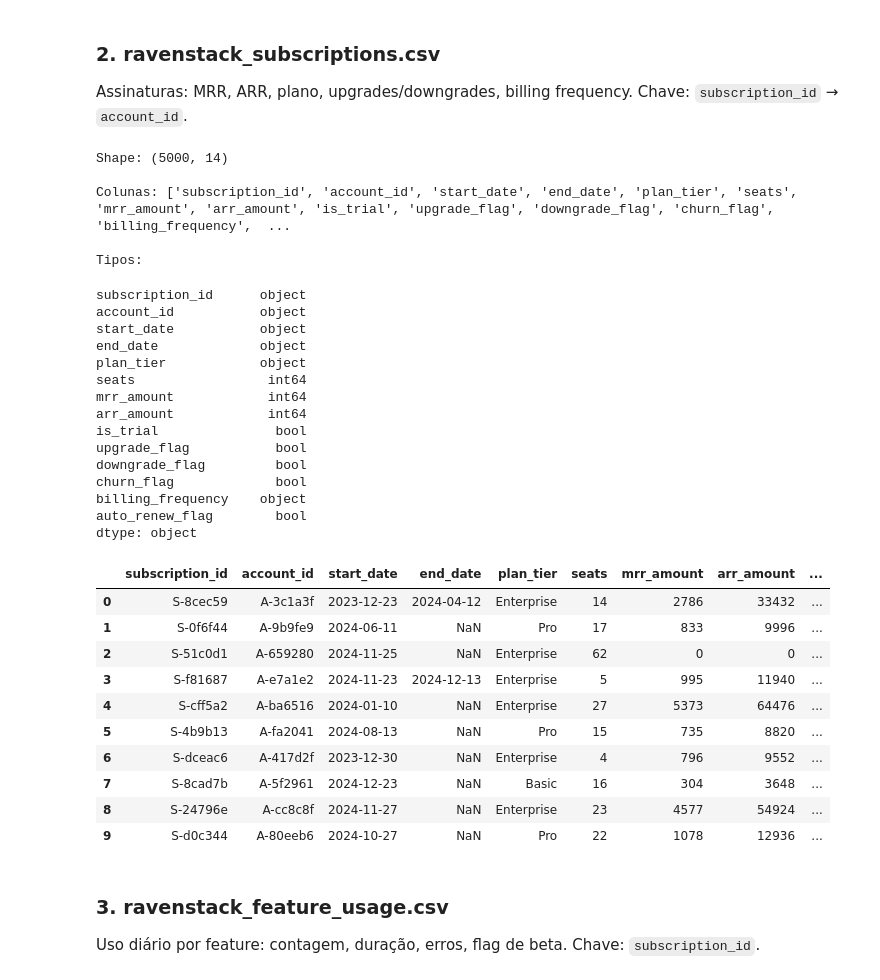
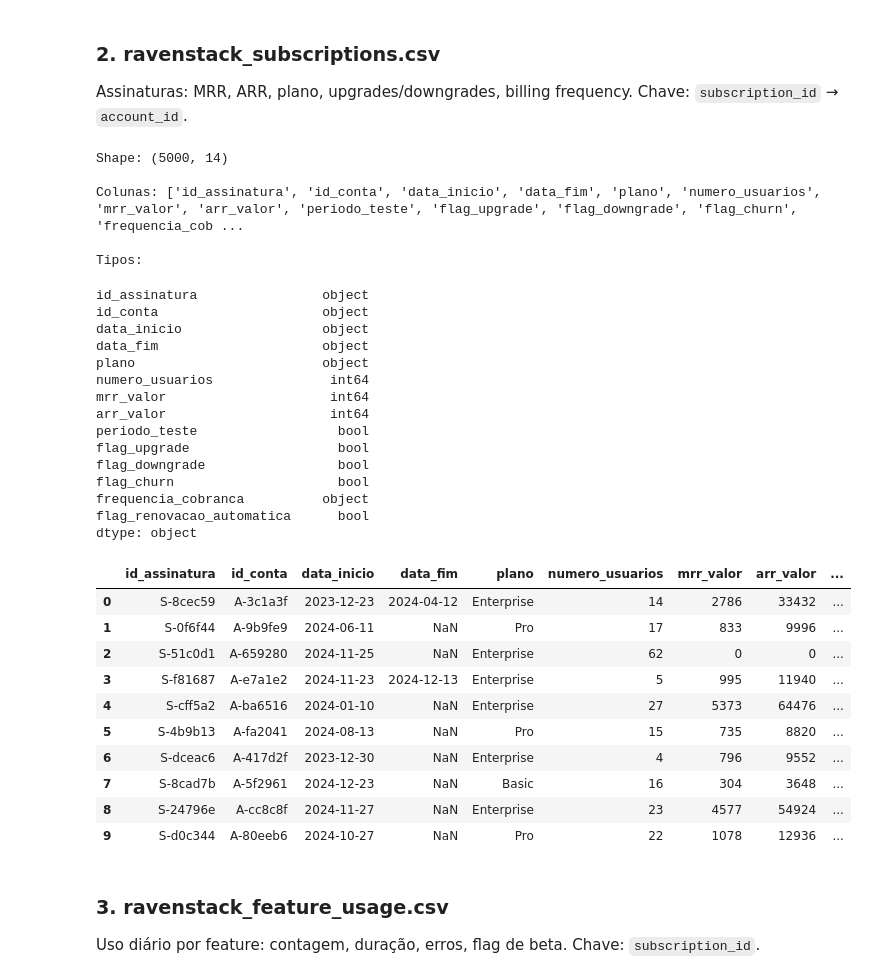
Before and after one commit to moraesvn/ai-master-challenge, a Jupyter notebook: submissions/Vinicius-Moraes/solution/01_load_datasets.ipynb, the cells around one changed output. Drawn from its saved outputs; the diff is of its cells as text; code cells hidden in the pictures.

```diff
--- a/submissions/Vinicius-Moraes/solution/01_load_datasets.ipynb
+++ b/submissions/Vinicius-Moraes/solution/01_load_datasets.ipynb
@@ -51,33 +63,49 @@ dtype: object
 Assinaturas: MRR, ARR, plano, upgrades/downgrades, billing frequency. Chave: `subscription_id` → `account_id`.
 # %%
 subscriptions = pd.read_csv(DATA_DIR / "ravenstack_subscriptions.csv")
+subscriptions = subscriptions.rename(columns={
+    "subscription_id": "id_assinatura",
+    "account_id": "id_conta",
+    "start_date": "data_inicio",
+    "end_date": "data_fim",
+    "plan_tier": "plano",
+    "seats": "numero_usuarios",
+    "mrr_amount": "mrr_valor",
+    "arr_amount": "arr_valor",
+    "is_trial": "periodo_teste",
+    "upgrade_flag": "flag_upgrade",
+    "downgrade_flag": "flag_downgrade",
+    "churn_flag": "flag_churn",
+    "billing_frequency": "frequencia_cobranca",
+    "auto_renew_flag": "flag_renovacao_automatica",
+})
 print("Shape:", subscriptions.shape)
 print("\nColunas:", list(subscriptions.columns))
 print("\nTipos:")
 display(subscriptions.dtypes)
 subscriptions.head(10)
 # %% [output]
 Shape: (5000, 14)
 
-Colunas: ['subscription_id', 'account_id', 'start_date', 'end_date', 'plan_tier', 'seats', 'mrr_amount', 'arr_amount', 'is_trial', 'upgrade_flag', 'downgrade_flag', 'churn_flag', 'billing_frequency',  ...
+Colunas: ['id_assinatura', 'id_conta', 'data_inicio', 'data_fim', 'plano', 'numero_usuarios', 'mrr_valor', 'arr_valor', 'periodo_teste', 'flag_upgrade', 'flag_downgrade', 'flag_churn', 'frequencia_cob ...
 
 Tipos:
-subscription_id      object
-account_id           object
-start_date           object
-end_date             object
-plan_tier            object
-seats                 int64
-mrr_amount            int64
-arr_amount            int64
-is_trial               bool
-upgrade_flag           bool
-downgrade_flag         bool
-churn_flag             bool
-billing_frequency    object
-auto_renew_flag        bool
+id_assinatura                object
+id_conta                     object
+data_inicio                  object
+data_fim                     object
+plano                        object
+numero_usuarios               int64
+mrr_valor                     int64
+arr_valor                     int64
+periodo_teste                  bool
+flag_upgrade                   bool
+flag_downgrade                 bool
+flag_churn                     bool
+frequencia_cobranca          object
+flag_renovacao_automatica      bool
 dtype: object
-|  | subscription_id | account_id | start_date | end_date | plan_tier | seats | mrr_amount | arr_amount | ... |
+|  | id_assinatura | id_conta | data_inicio | data_fim | plano | numero_usuarios | mrr_valor | arr_valor | ... |
 | 0 | S-8cec59 | A-3c1a3f | 2023-12-23 | 2024-04-12 | Enterprise | 14 | 2786 | 33432 | ... |
 | 1 | S-0f6f44 | A-9b9fe9 | 2024-06-11 | NaN | Pro | 17 | 833 | 9996 | ... |
 | 2 | S-51c0d1 | A-659280 | 2024-11-25 | NaN | Enterprise | 62 | 0 | 0 | ... |
```
Also changed, not shown: parts of 6 cells of this notebook.
